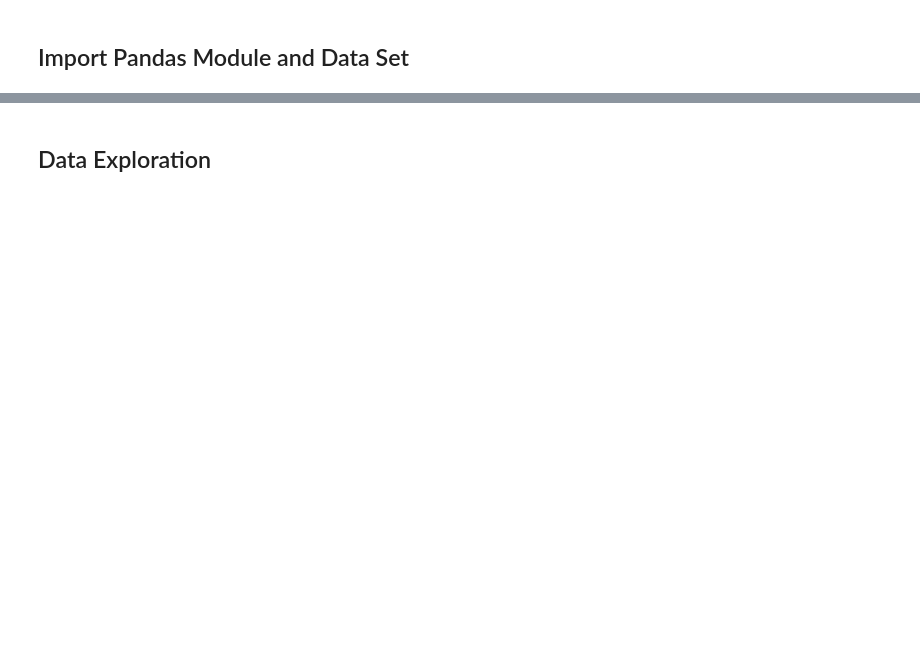
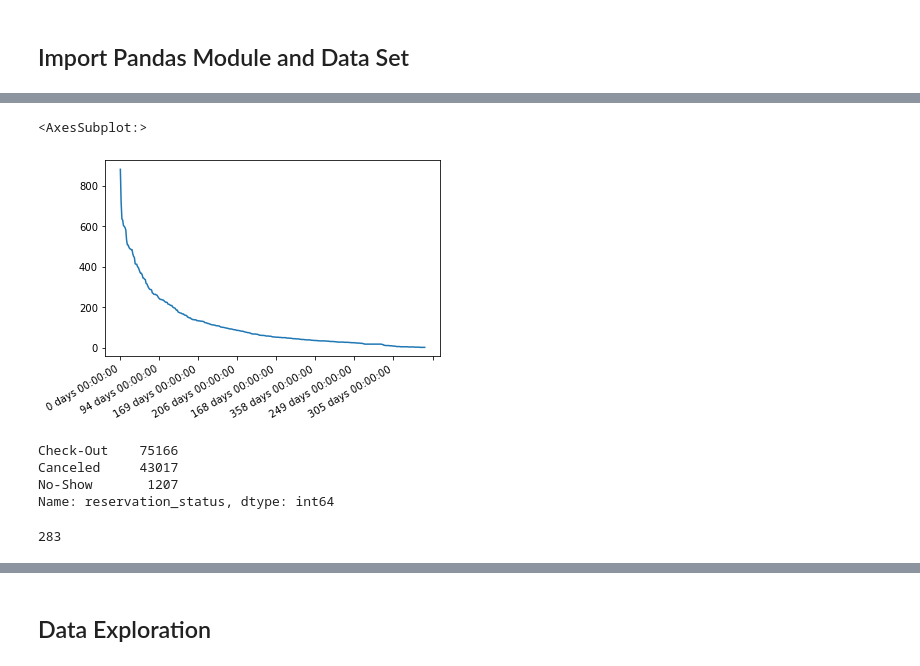
Before and after one commit to Dzhang921/Hotel-Cancellation-Prediction, a Jupyter notebook: Hotel Booking - Jason Zhang.ipynb, the cells around one changed output, grey strips where cells are left out. Saved outputs shown, nothing was run; the diff lists cells and outputs as text; code cells hidden in the pictures; blank space fills up the shorter version.

```diff
--- a/Hotel Booking - Jason Zhang.ipynb
+++ b/Hotel Booking - Jason Zhang.ipynb
@@ -36,0 +169,25 @@ Name: 0, dtype: object
+# %%
+df2 = hotel_df[(hotel_df['reservation_status'] != 'Check-Out') & (hotel_df['reservation_status'] != 'No-Show')]
+df2 = df2[['reservation_status','reservation_status_date', 'arrival_date_year','arrival_date_month','arrival_date_day_of_month', 'lead_time']]
+df2['arrival_date'] = hotel_df['arrival_date_year'].astype(str) + '-' + hotel_df['arrival_date_month'].astype(str) + '-' + hotel_df['arrival_date_day_of_month'].astype(str)
+df2.drop(['arrival_date_year','arrival_date_month','arrival_date_day_of_month'],axis=1,inplace=True)
+df2['arrival_date'] = pd.to_datetime(df2['arrival_date'])
+df2['reservation_status_date'] = pd.to_datetime(df2['reservation_status_date'])
+df2['cancellation_before_arrival'] = df2['arrival_date'] - df2['reservation_status_date']
+df2['cancellation_before_arrival'].value_counts().plot()
+
+#this graph tells us that most cancellations were made closer to arrival date.
+# %% [output]
+<AxesSubplot:>
+[figure, added]
+# %%
+hotel_df['reservation_status'].value_counts()
+# %% [output]
+Check-Out    75166
+Canceled     43017
+No-Show       1207
+Name: reservation_status, dtype: int64
+# %%
+sum(hotel_df['agent'].value_counts() >1)
+# %% [output]
+283
```
Also changed, not shown: parts of 43 cells of this notebook.
